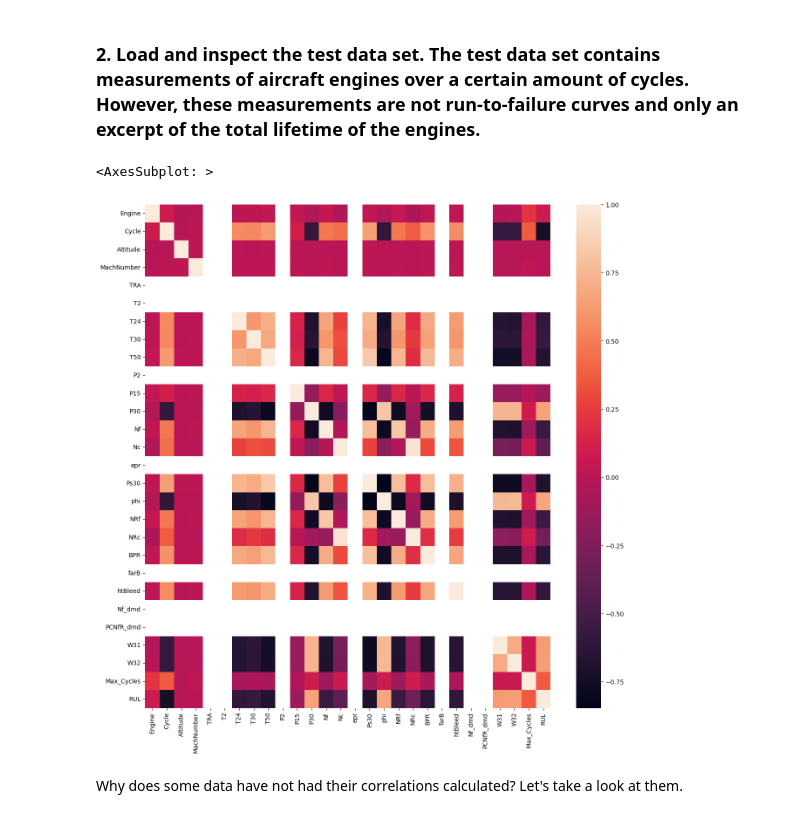
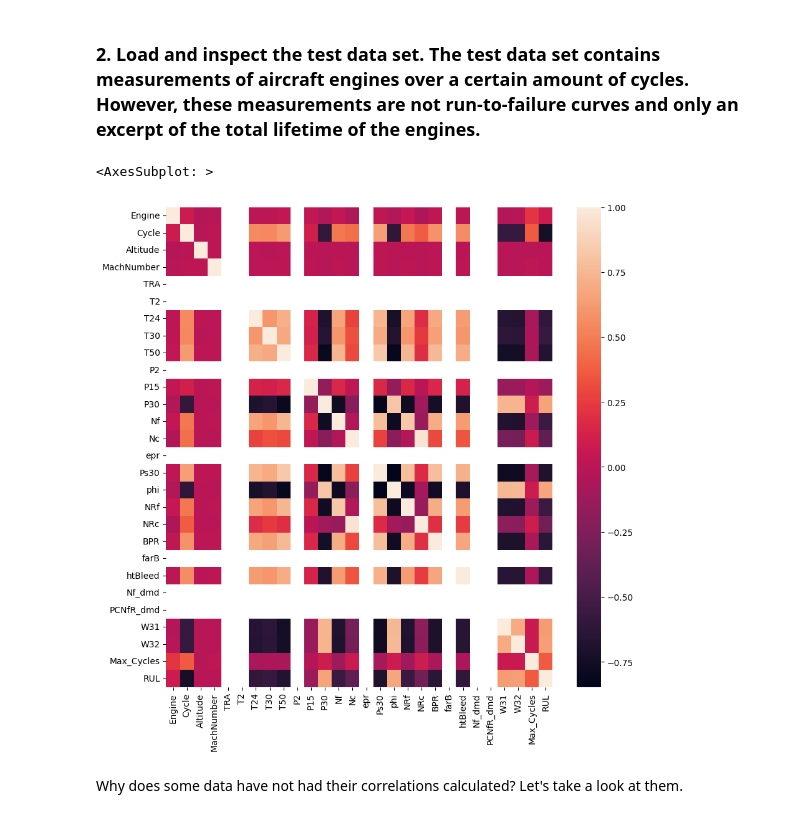
Before and after one commit to isaaclelias/machine-learning-applications, a Jupyter notebook: Modeling_Task.ipynb, the cells around one changed output. Saved outputs shown, nothing was run; the diff lists cells and outputs as text; code cells hidden in the pictures.

```diff
--- a/Modeling_Task.ipynb
+++ b/Modeling_Task.ipynb
@@ -94,11 +94,11 @@ df_test = pd.read_csv("test_FD001.txt", sep=" ", header=None)
 df_test = df_test.drop(columns=[26, 27])
 df_test = df_test.rename(columns=data_header)
 # %%
-plt.figure(figsize=[15,15])
+plt.figure(figsize=[10,10])
 sns.heatmap(df_train.corr())
 # %% [output]
 <AxesSubplot: >
-[figure, old version]
+[figure, new version]
 # %% [markdown]
 Why does some data have not had their correlations calculated? Let's take a look at them.
 # %%
```
Also changed, not shown: parts of 1 cell of this notebook.
